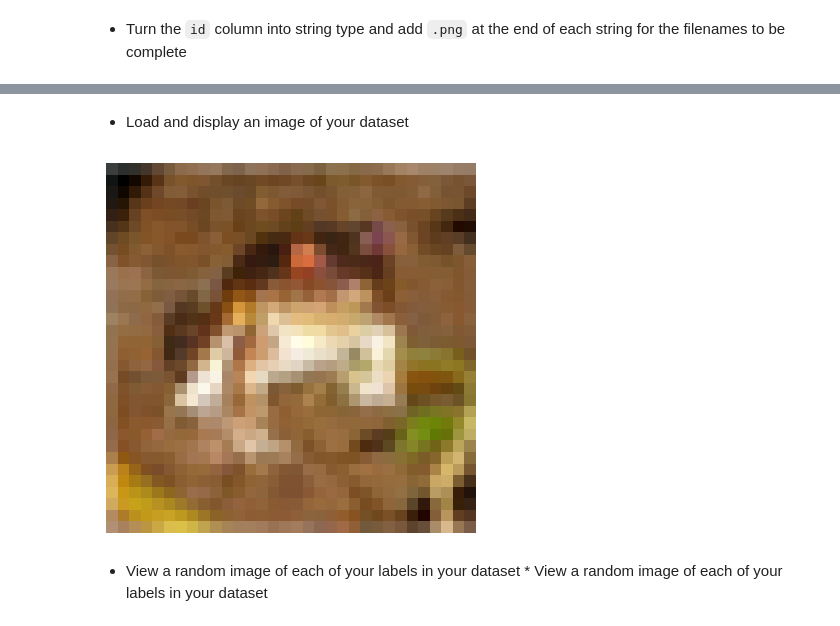
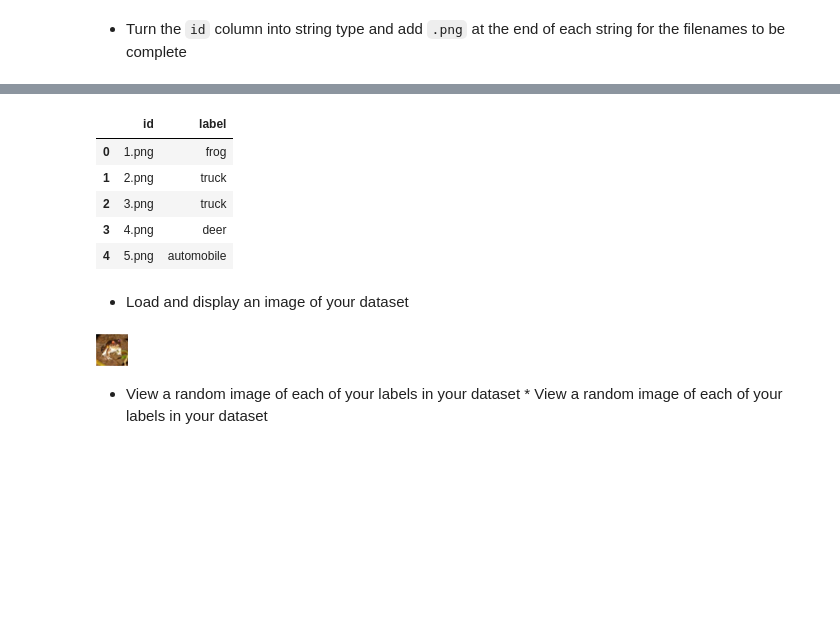
Before and after one commit to Brice601/Fullstack, a Jupyter notebook: DeepLearning/4-ConvolutionnalNeuralNetwork/Exercices/01-Cifar10.ipynb, the cells around one changed output, grey strips where cells are left out. Cells and saved outputs as stored; diff of their text form; code cells hidden in the pictures; blank space fills up the shorter version.

```diff
--- a/DeepLearning/4-ConvolutionnalNeuralNetwork/Exercices/01-Cifar10.ipynb
+++ b/DeepLearning/4-ConvolutionnalNeuralNetwork/Exercices/01-Cifar10.ipynb
@@ -77,11 +71,22 @@ Extraction complete.
+# %%
+data["id"] = data["id"].astype(str) + ".png"
+data.head()
+# %% [output]
+|  | id | label |
+| 0 | 1.png | frog |
+| 1 | 2.png | truck |
+| 2 | 3.png | truck |
+| 3 | 4.png | deer |
+| 4 | 5.png | automobile |
 # %% [markdown]
 * Load and display an image of your dataset
 # %%
 # Visualize a random picture
 # Open an image file
-
+img = Image.open("train/1.png")
 # Show the image
+img
 # %% [output]
-[figure, old version]
+[figure, new version]
 # %% [markdown]
 * View a random image of each of your labels in your dataset * View a random image of each of your labels in your dataset
```
Also changed, not shown: parts of 26 cells of this notebook, 1 other file.
